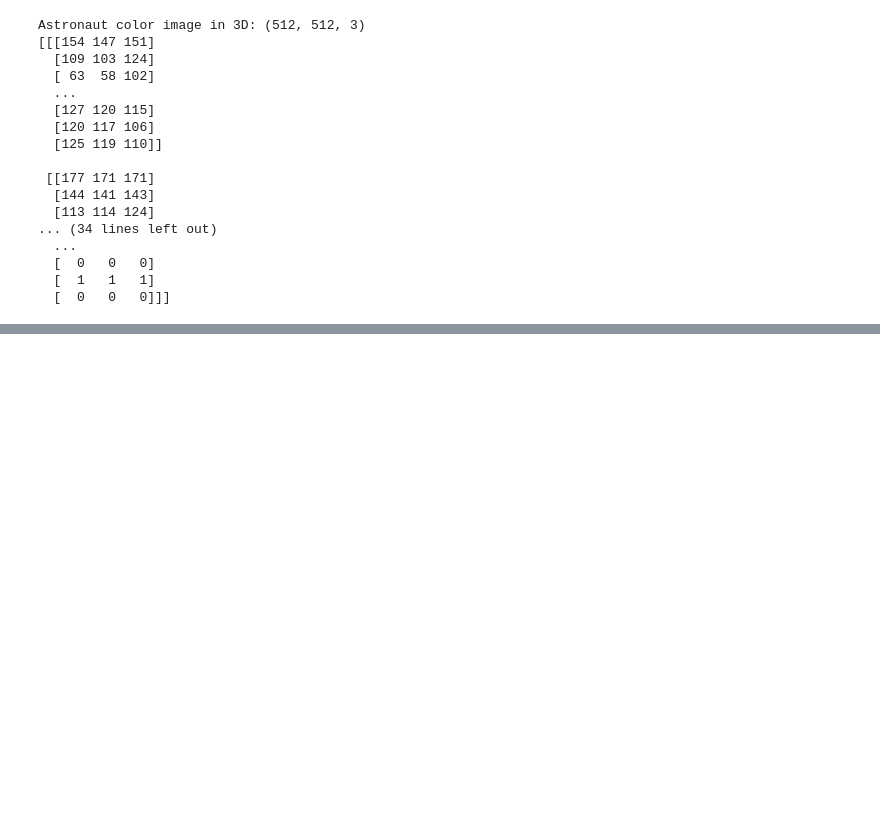
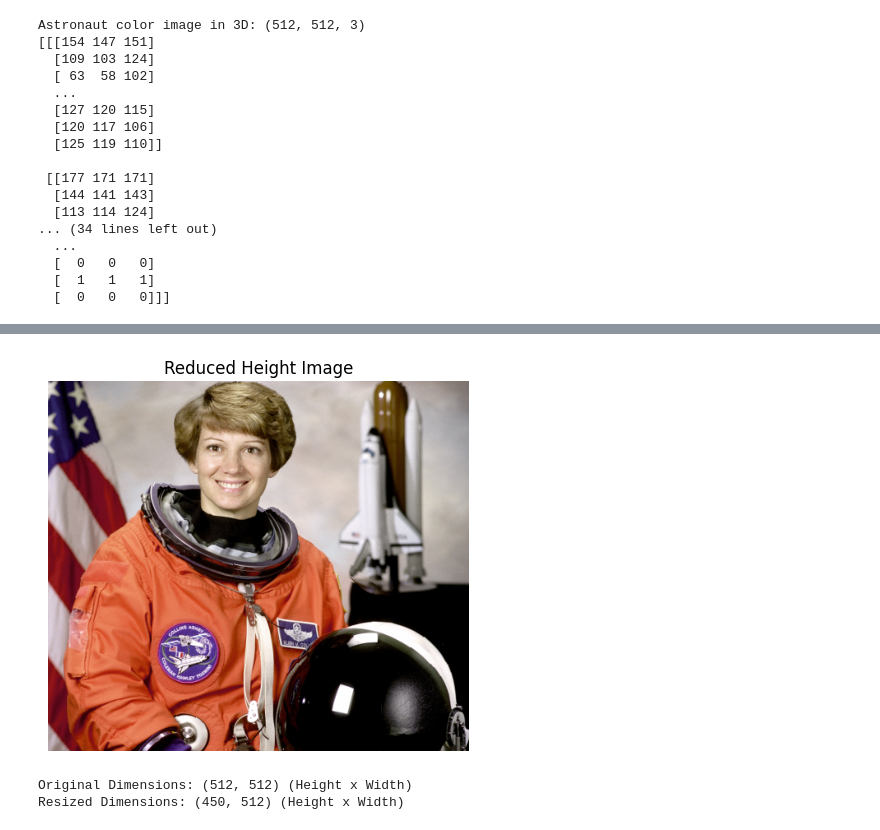
Before and after one commit to UBC-MDS/SharpEdge, a Jupyter notebook: docs/seam_carving.ipynb, the cells around one changed output, grey strips where cells are left out. Cells and saved outputs as stored; diff of their text form; code cells hidden in the pictures; blank space fills up the shorter version.

Commit message:
docs: add instructions on reducing only the height of the image

```diff
--- a/docs/seam_carving.ipynb
+++ b/docs/seam_carving.ipynb
@@ -54,0 +67,24 @@ Astronaut color image in 3D: (512, 512, 3)
+# %%
+# Apply seam carving to resize the image.
+# Target dimensions:
+# - Height: 450 pixels.
+# - Width: 512 pixels (same as original width, no change).
+seam_carved_height_img = seam_carve(
+    img=rgb_img,
+    target_height=450,
+    target_width=512
+)
+
+# Display the resized image
+plt.imshow(seam_carved_height_img)
+plt.title('Reduced Height Image')
+plt.axis('off')
+plt.show()
+
+# Check the dimensions of the original and resized images
+print(f'Original Dimensions: {rgb_img.shape[:2]} (Height x Width)')
+print(f'Resized Dimensions: {seam_carved_height_img.shape[:2]} (Height x Width)')
+# %% [output]
+[figure, added]
+Original Dimensions: (512, 512) (Height x Width)
+Resized Dimensions: (450, 512) (Height x Width)
```
Also changed, not shown: parts of 1 cell of this notebook.
